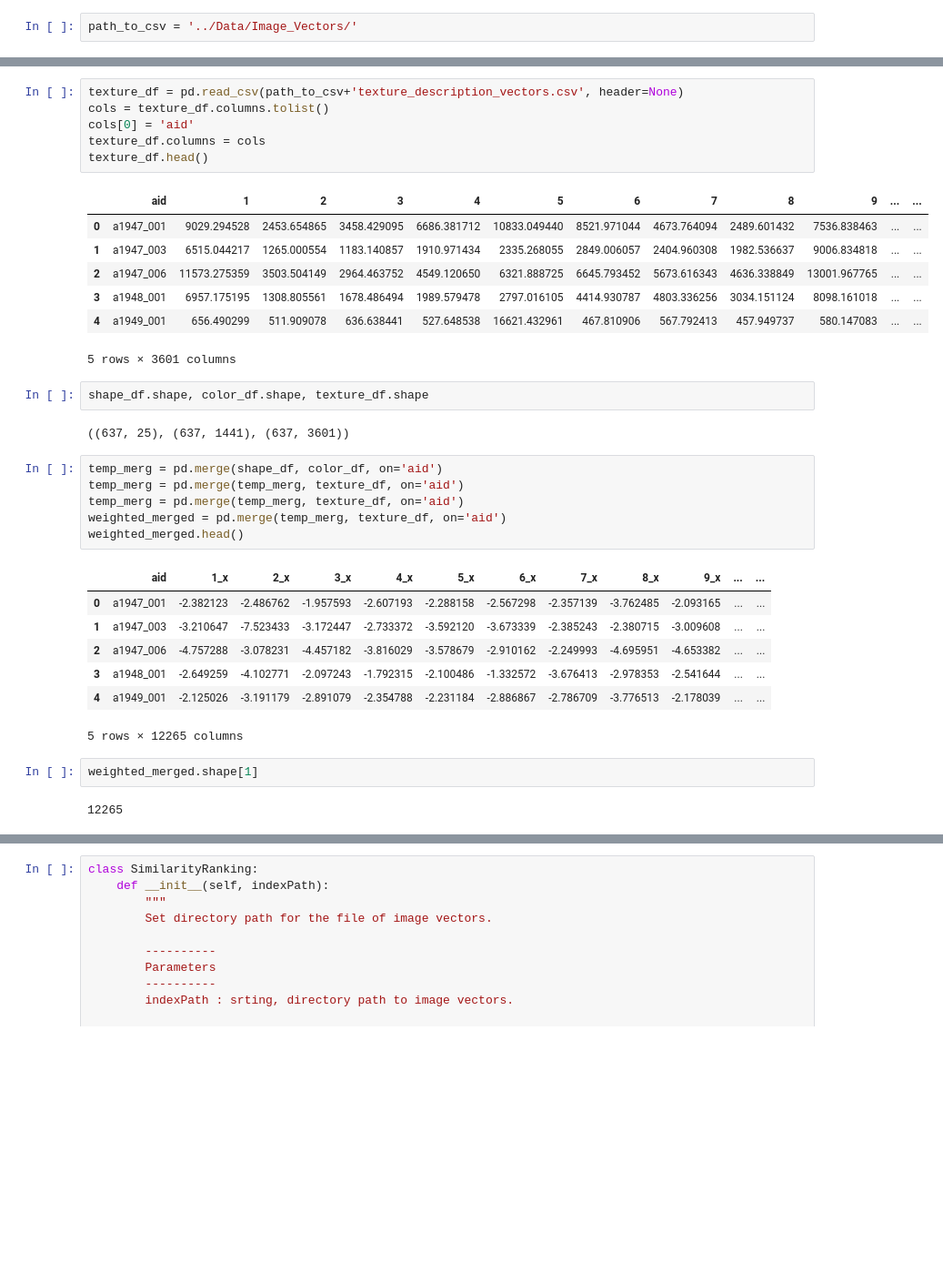
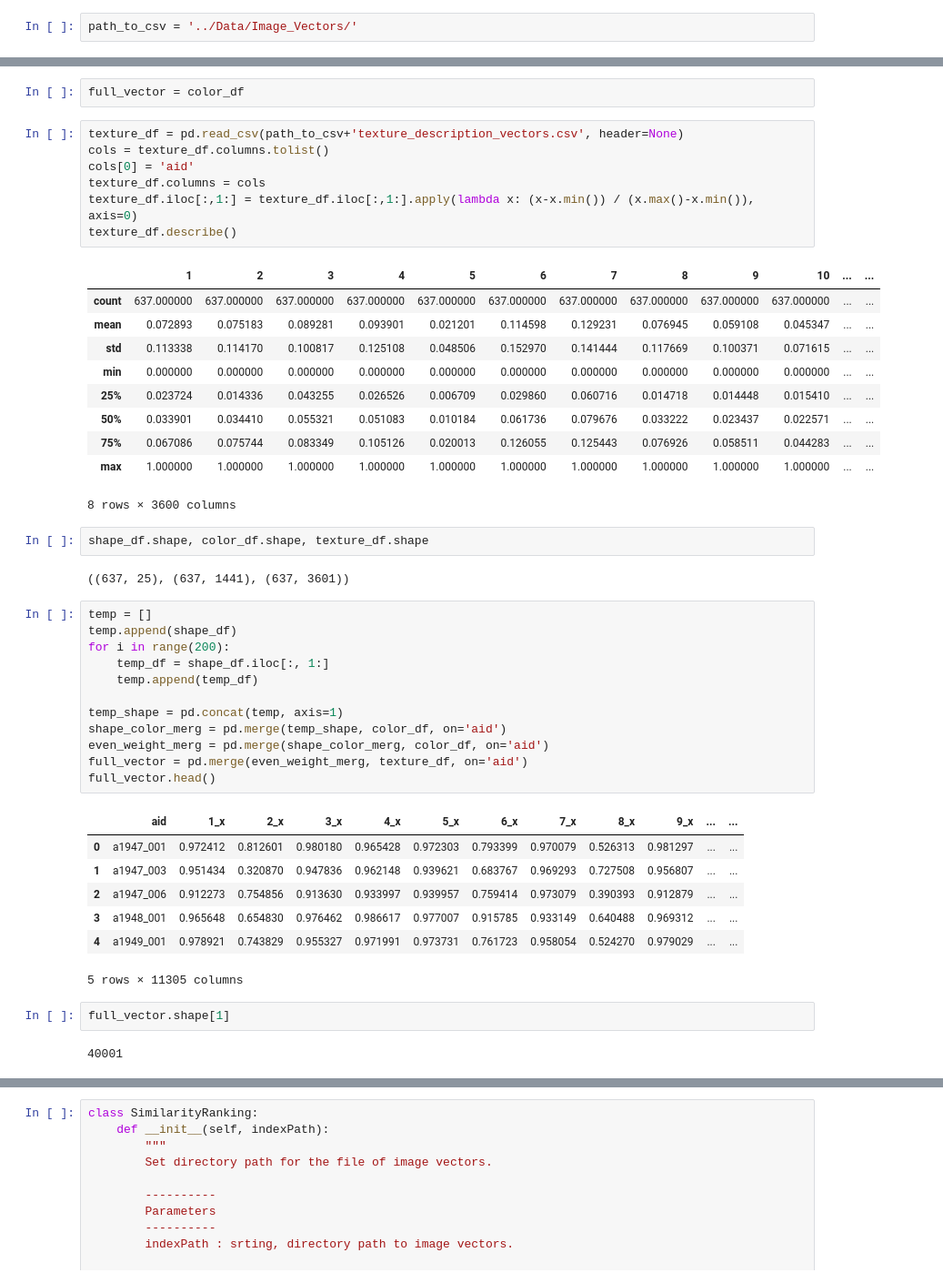
Before and after one commit to AndrewMarksArt/Content_Based_Image_Retrieval_System, a Jupyter notebook: src/Notebooks/ColorTextureShapeSimilarity.ipynb, the cells around one changed output, grey strips where cells are left out. Shown: that part at 91% size. Drawn from its saved outputs; the diff is of its cells as text; blank space fills up the shorter version.

```diff
--- a/src/Notebooks/ColorTextureShapeSimilarity.ipynb
+++ b/src/Notebooks/ColorTextureShapeSimilarity.ipynb
@@ -40,37 +49,49 @@ color_df.head()
+# %%
+full_vector = color_df
 # %%
 texture_df = pd.read_csv(path_to_csv+'texture_description_vectors.csv', header=None)
 cols = texture_df.columns.tolist()
 cols[0] = 'aid'
 texture_df.columns = cols
-texture_df.head()
+texture_df.iloc[:,1:] = texture_df.iloc[:,1:].apply(lambda x: (x-x.min()) / (x.max()-x.min()), axis=0)
+texture_df.describe()
 # %% [output]
-|  | aid | 1 | 2 | 3 | 4 | 5 | 6 | 7 | 8 | 9 | ... | ... |
-| 0 | a1947_001 | 9029.294528 | 2453.654865 | 3458.429095 | 6686.381712 | 10833.049440 | 8521.971044 | 4673.764094 | 2489.601432 | 7536.838463 | ... | ... |
-| 1 | a1947_003 | 6515.044217 | 1265.000554 | 1183.140857 | 1910.971434 | 2335.268055 | 2849.006057 | 2404.960308 | 1982.536637 | 9006.834818 | ... | ... |
-| 2 | a1947_006 | 11573.275359 | 3503.504149 | 2964.463752 | 4549.120650 | 6321.888725 | 6645.793452 | 5673.616343 | 4636.338849 | 13001.967765 | ... | ... |
-| 3 | a1948_001 | 6957.175195 | 1308.805561 | 1678.486494 | 1989.579478 | 2797.016105 | 4414.930787 | 4803.336256 | 3034.151124 | 8098.161018 | ... | ... |
-| 4 | a1949_001 | 656.490299 | 511.909078 | 636.638441 | 527.648538 | 16621.432961 | 467.810906 | 567.792413 | 457.949737 | 580.147083 | ... | ... |
+|  | 1 | 2 | 3 | 4 | 5 | 6 | 7 | 8 | 9 | 10 | ... | ... |
+| count | 637.000000 | 637.000000 | 637.000000 | 637.000000 | 637.000000 | 637.000000 | 637.000000 | 637.000000 | 637.000000 | 637.000000 | ... | ... |
+| mean | 0.072893 | 0.075183 | 0.089281 | 0.093901 | 0.021201 | 0.114598 | 0.129231 | 0.076945 | 0.059108 | 0.045347 | ... | ... |
+| std | 0.113338 | 0.114170 | 0.100817 | 0.125108 | 0.048506 | 0.152970 | 0.141444 | 0.117669 | 0.100371 | 0.071615 | ... | ... |
+| min | 0.000000 | 0.000000 | 0.000000 | 0.000000 | 0.000000 | 0.000000 | 0.000000 | 0.000000 | 0.000000 | 0.000000 | ... | ... |
+| 25% | 0.023724 | 0.014336 | 0.043255 | 0.026526 | 0.006709 | 0.029860 | 0.060716 | 0.014718 | 0.014448 | 0.015410 | ... | ... |
+| 50% | 0.033901 | 0.034410 | 0.055321 | 0.051083 | 0.010184 | 0.061736 | 0.079676 | 0.033222 | 0.023437 | 0.022571 | ... | ... |
+| 75% | 0.067086 | 0.075744 | 0.083349 | 0.105126 | 0.020013 | 0.126055 | 0.125443 | 0.076926 | 0.058511 | 0.044283 | ... | ... |
+| max | 1.000000 | 1.000000 | 1.000000 | 1.000000 | 1.000000 | 1.000000 | 1.000000 | 1.000000 | 1.000000 | 1.000000 | ... | ... |
-5 rows × 3601 columns
+8 rows × 3600 columns
 # %%
 shape_df.shape, color_df.shape, texture_df.shape
 # %% [output]
 ((637, 25), (637, 1441), (637, 3601))
-# %%
-temp_merg = pd.merge(shape_df, color_df, on='aid')
-temp_merg = pd.merge(temp_merg, texture_df, on='aid')
-temp_merg = pd.merge(temp_merg, texture_df, on='aid')
-weighted_merged = pd.merge(temp_merg, texture_df, on='aid')
-weighted_merged.head()
-# %% [output]
-|  | aid | 1_x | 2_x | 3_x | 4_x | 5_x | 6_x | 7_x | 8_x | 9_x | ... | ... |
-| 0 | a1947_001 | -2.382123 | -2.486762 | -1.957593 | -2.607193 | -2.288158 | -2.567298 | -2.357139 | -3.762485 | -2.093165 | ... | ... |
-| 1 | a1947_003 | -3.210647 | -7.523433 | -3.172447 | -2.733372 | -3.592120 | -3.673339 | -2.385243 | -2.380715 | -3.009608 | ... | ... |
-| 2 | a1947_006 | -4.757288 | -3.078231 | -4.457182 | -3.816029 | -3.578679 | -2.910162 | -2.249993 | -4.695951 | -4.653382 | ... | ... |
-| 3 | a1948_001 | -2.649259 | -4.102771 | -2.097243 | -1.792315 | -2.100486 | -1.332572 | -3.676413 | -2.978353 | -2.541644 | ... | ... |
-| 4 | a1949_001 | -2.125026 | -3.191179 | -2.891079 | -2.354788 | -2.231184 | -2.886867 | -2.786709 | -3.776513 | -2.178039 | ... | ... |
-5 rows × 12265 columns
+# %%
+temp = []
+temp.append(shape_df)
+for i in range(200):
+    temp_df = shape_df.iloc[:, 1:]
+    temp.append(temp_df)
+
+temp_shape = pd.concat(temp, axis=1)
+shape_color_merg = pd.merge(temp_shape, color_df, on='aid')
+even_weight_merg = pd.merge(shape_color_merg, color_df, on='aid')
+full_vector = pd.merge(even_weight_merg, texture_df, on='aid')
+full_vector.head()
+# %% [output]
+|  | aid | 1_x | 2_x | 3_x | 4_x | 5_x | 6_x | 7_x | 8_x | 9_x | ... | ... |
+| 0 | a1947_001 | 0.972412 | 0.812601 | 0.980180 | 0.965428 | 0.972303 | 0.793399 | 0.970079 | 0.526313 | 0.981297 | ... | ... |
+| 1 | a1947_003 | 0.951434 | 0.320870 | 0.947836 | 0.962148 | 0.939621 | 0.683767 | 0.969293 | 0.727508 | 0.956807 | ... | ... |
+| 2 | a1947_006 | 0.912273 | 0.754856 | 0.913630 | 0.933997 | 0.939957 | 0.759414 | 0.973079 | 0.390393 | 0.912879 | ... | ... |
+| 3 | a1948_001 | 0.965648 | 0.654830 | 0.976462 | 0.986617 | 0.977007 | 0.915785 | 0.933149 | 0.640488 | 0.969312 | ... | ... |
+| 4 | a1949_001 | 0.978921 | 0.743829 | 0.955327 | 0.971991 | 0.973731 | 0.761723 | 0.958054 | 0.524270 | 0.979029 | ... | ... |
+5 rows × 11305 columns
 # %%
-weighted_merged.shape[1]
+full_vector.shape[1]
 # %% [output]
-12265
+40001
 # %%
```
Also changed, not shown: parts of 15 cells of this notebook, 3 other files.
